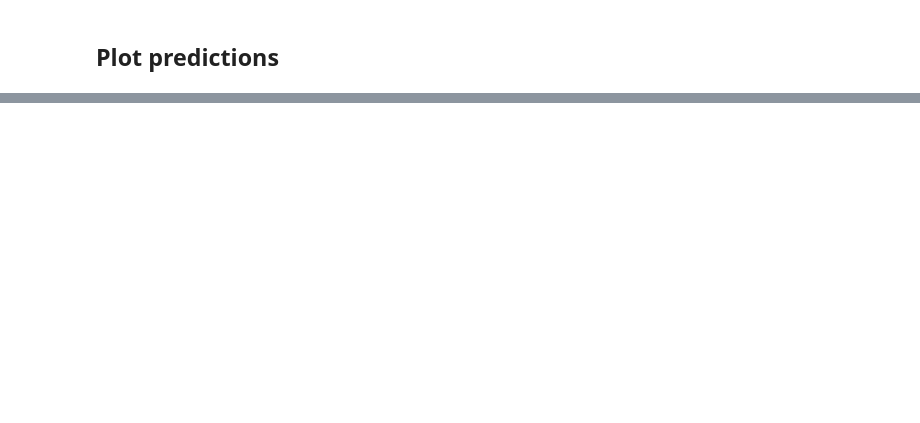
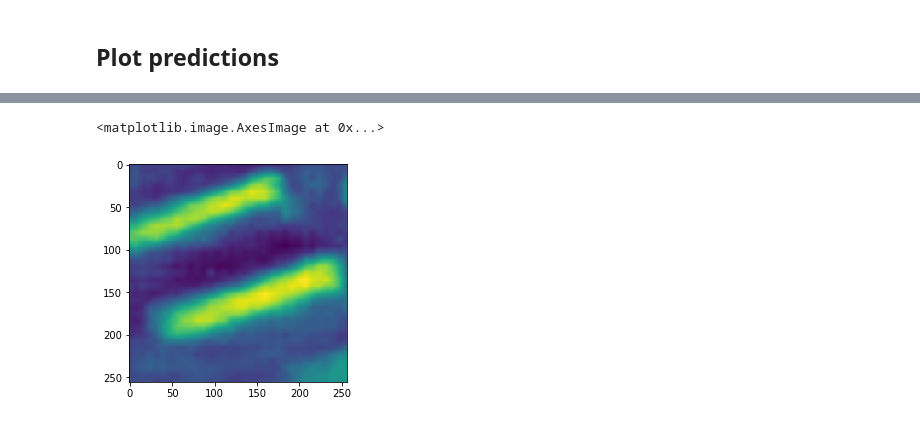
Before and after one commit to Twofyw/building-detection-challenge, a Jupyter notebook: pred.ipynb, the cells around one changed output, grey strips where cells are left out. Cells and saved outputs as stored; diff of their text form; code cells hidden in the pictures; blank space fills up the shorter version.

```diff
--- a/pred.ipynb
+++ b/pred.ipynb
@@ -125,0 +31,11 @@ array([0.     , 0.00001, 0.00001, 0.00001, 0.00001, 0.00001, 0.00001, 0.     , 0
+# %%
+learn.load('deeplab-shanghai-wds')
+# %%
+%%time
+preds = learn.predict()
+# %%
+%%time
+with ThreadPoolExecutor(max_workers=8) as e:
+    x, y = list(zip(*list(e.map(learn.data.val_dl.get_batch, [[o] for o in range(preds.shape[0])]))))
+# %%
+x, y, preds = [np.squeeze(o) for o in (x, y, preds)]
@@ -125,0 +52,5 @@ array([0.     , 0.00001, 0.00001, 0.00001, 0.00001, 0.00001, 0.00001, 0.     , 0
+# %%
+plt.imshow(preds[10])
+# %% [output]
+<matplotlib.image.AxesImage at 0x...>
+[figure, added]
```
Also changed, not shown: parts of 32 cells of this notebook, 10 other files.
